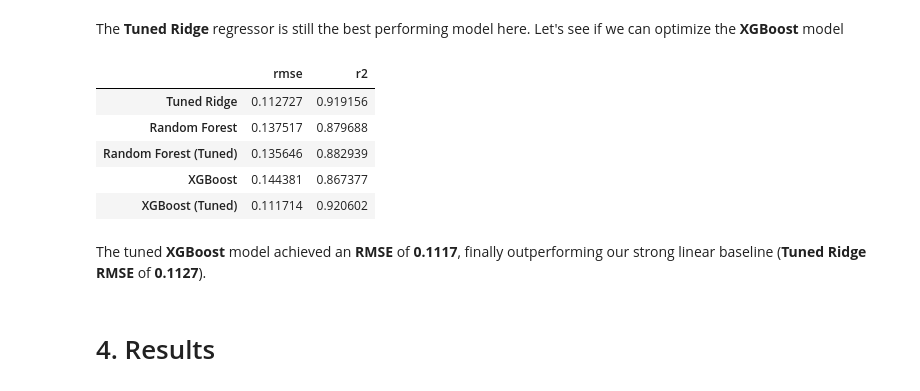
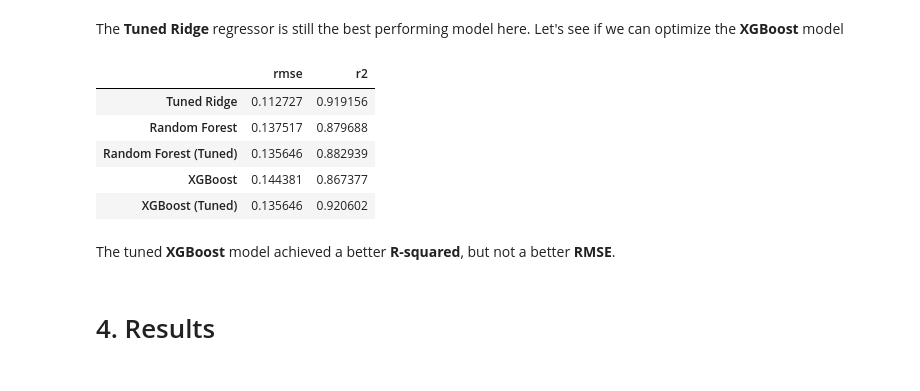
Before and after one commit to ilcors-dev/corsetti-house_prices_advanced_regression_techniques, a Jupyter notebook: challenge/main.ipynb, the cells around one changed output. Saved outputs shown, nothing was run; the diff lists cells and outputs as text; code cells hidden in the pictures.

```diff
--- a/challenge/main.ipynb
+++ b/challenge/main.ipynb
@@ -675,12 +700,13 @@ param_grid = {
     'max_features': [1.0, 'sqrt']
 }
 
-rf_random_search = GridSearchCV(
+rf_random_search = RandomizedSearchCV(
     estimator=RandomForestRegressor(random_state=random_state),
-    param_grid=param_grid,
+    param_distributions=param_grid,
     cv=5,
     scoring='neg_mean_squared_error',
-    n_jobs=-1
+    n_jobs=-1,
+    random_state=random_state
 )
 
 models['random_forest_best']['model'] = rf_random_search.fit(X_train, y_train)
@@ -783,26 +809,26 @@ models['xgboost_best']['model'] = xgb_grid_search.best_estimator_
 # %%
 models['xgboost_best']['prediction'] = models['xgboost_best']['model'].predict(X_test)
 
-models['random_forest_best']['metrics']['mse'] = mean_squared_error(y_test, models['xgboost_best']['prediction'])
-models['random_forest_best']['metrics']['rmse'] = np.sqrt(models['random_forest_best']['metrics']['mse'])
-models['random_forest_best']['metrics']['r2'] = r2_score(y_test, models['xgboost_best']['prediction'])
+models['xgboost_best']['metrics']['mse'] = mean_squared_error(y_test, models['xgboost_best']['prediction'])
+models['xgboost_best']['metrics']['rmse'] = np.sqrt(models['random_forest_best']['metrics']['mse'])
+models['xgboost_best']['metrics']['r2'] = r2_score(y_test, models['xgboost_best']['prediction'])
 
 comparison_data['XGBoost (Tuned)'] = {
-    'rmse': models['random_forest_best']['metrics']['rmse'],
-    'r2': models['random_forest_best']['metrics']['r2']
+    'rmse': models['xgboost_best']['metrics']['rmse'],
+    'r2': models['xgboost_best']['metrics']['r2']
 }
 
 comparison_df = pd.DataFrame.from_dict(comparison_data, orient='index')
 
 comparison_df
 # %% [output]
 |  | rmse | r2 |
 | Tuned Ridge | 0.112727 | 0.919156 |
 | Random Forest | 0.137517 | 0.879688 |
 | Random Forest (Tuned) | 0.135646 | 0.882939 |
 | XGBoost | 0.144381 | 0.867377 |
-| XGBoost (Tuned) | 0.111714 | 0.920602 |
+| XGBoost (Tuned) | 0.135646 | 0.920602 |
 # %% [markdown]
-The tuned **XGBoost** model achieved an **RMSE** of **0.1117**, finally outperforming our strong linear baseline (**Tuned Ridge RMSE** of **0.1127**).
+The tuned **XGBoost** model achieved a better **R-squared**, but not a better **RMSE**.
 # %% [markdown]
 # 4. Results
```
Also changed, not shown: parts of 11 cells of this notebook, 2 other files.
